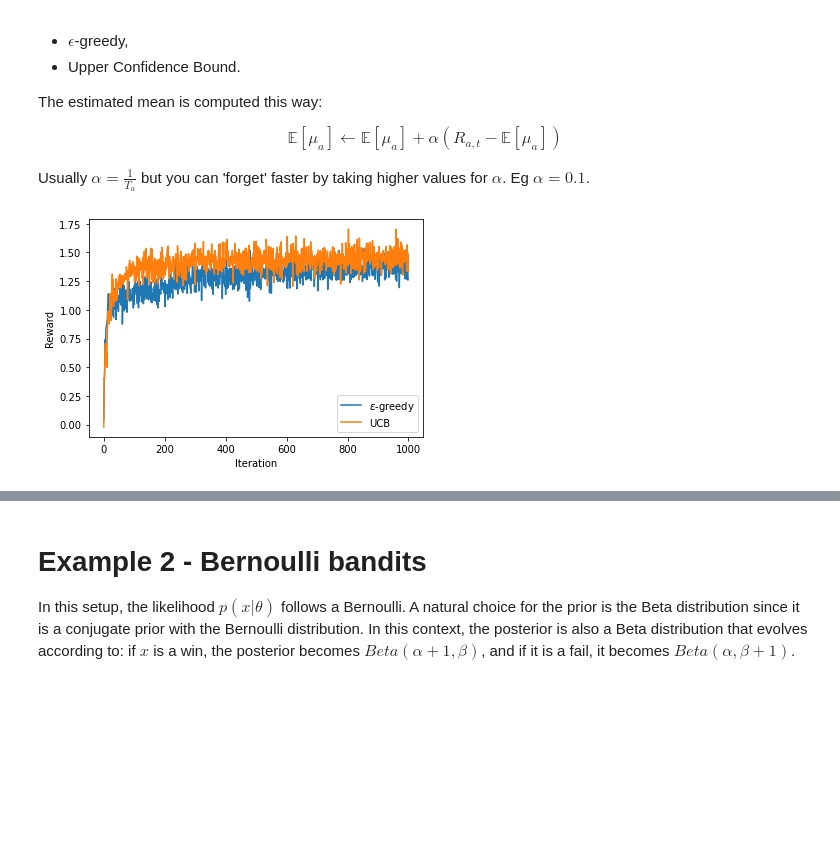
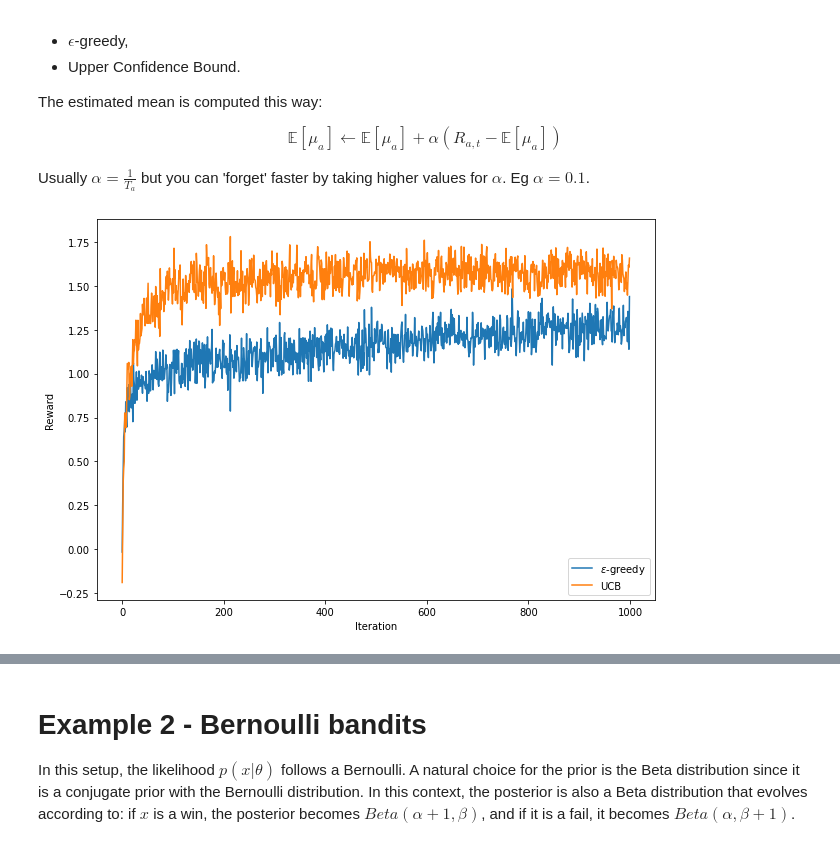
Before and after one commit to alaignelet/bandits, a Jupyter notebook: MAB_presentation.ipynb, the cells around one changed output, grey strips where cells are left out. Cells and saved outputs as stored; diff of their text form; code cells hidden in the pictures; blank space fills up the shorter version.

Commit message:
update figures

```diff
--- a/MAB_presentation.ipynb
+++ b/MAB_presentation.ipynb
@@ -228,11 +228,12 @@ n_average = 200
 average_rewards_greedy, average_regrets_greedy = average_results(k, mean_distribution, reward_distribution, experiences, n_average, epsilon=epsilon)
 average_rewards_ucb, average_regrets_ucb = average_results(k, mean_distribution, reward_distribution, experiences, n_average)
 # %%
+plt.figure(figsize=(10,7))
 plt.plot(average_rewards_greedy, label='$\epsilon$-greedy')
 plt.plot(average_rewards_ucb, label='UCB')
 plt.xlabel('Iteration')
 plt.ylabel('Reward')
 plt.legend();
 # %% [output]
-[figure, old version]
+[figure, new version]
 # %%
```
Also changed, not shown: parts of 5 cells of this notebook.
